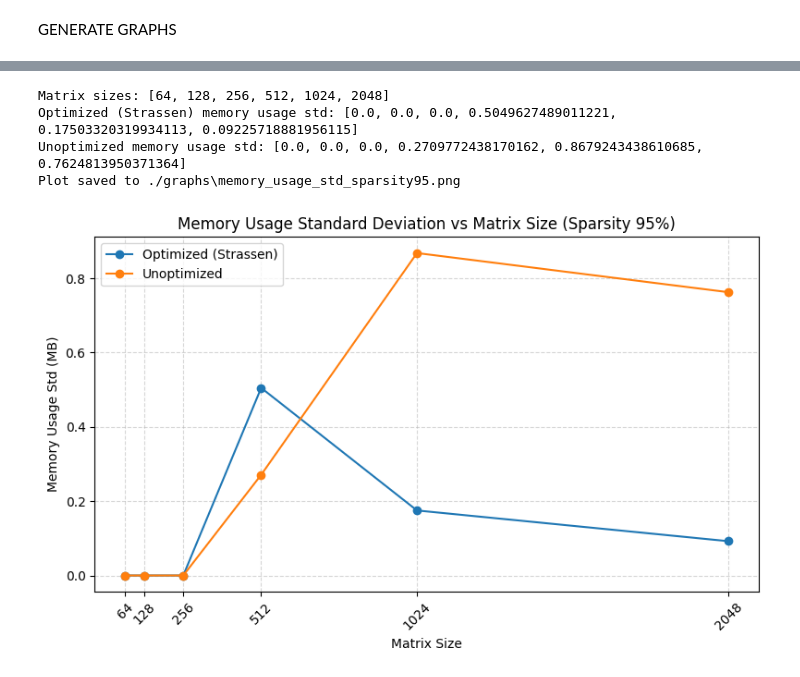
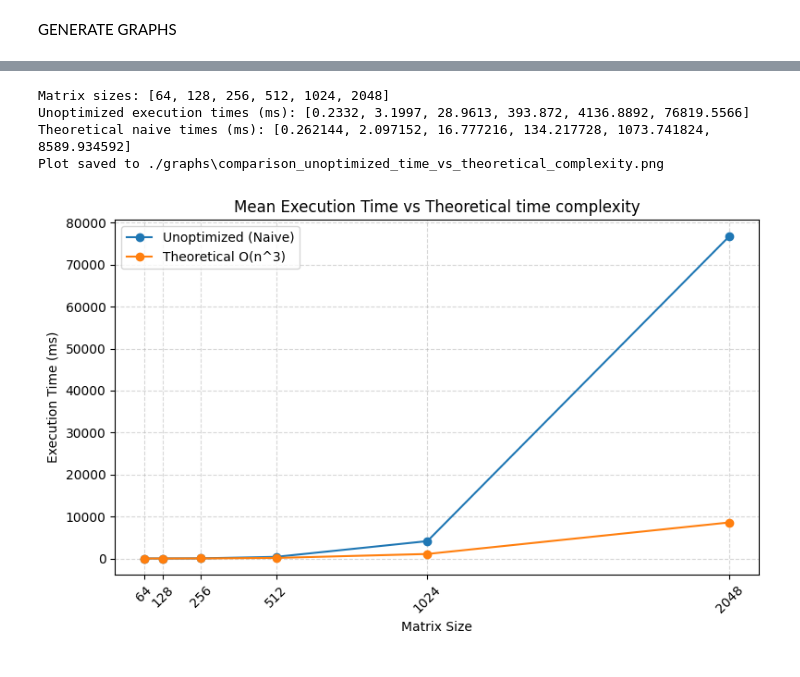
Before and after one commit to KaarloCaballero/Big_data-Task_2, a Jupyter notebook: process_data.ipynb, the cells around one changed output, grey strips where cells are left out. Cells and saved outputs as stored; diff of their text form; code cells hidden in the pictures.

Commit message:
All graphs generated

```diff
--- a/process_data.ipynb
+++ b/process_data.ipynb
@@ -640,35 +676,39 @@ Plot saved to ./graphs\execution_time_sparsity95_median.png
 # %%
-# Filter for sparsity 95
-df_sparsity95 = agg_df[agg_df['sparse_level_percent'] == 95]
+# Filter for sparsity 0
+df_sparsity0 = agg_df[agg_df['sparse_level_percent'] == 0]
 
-# Sort by matrix size to ensure correct order
-df_sparsity95 = df_sparsity95.sort_values('matrix_size')
+# Sort by matrix size
+df_sparsity0 = df_sparsity0.sort_values('matrix_size')
 
-# Extract x-axis (matrix sizes)
-sizes = df_sparsity95['matrix_size'].unique().tolist()
+# Extract matrix sizes
+sizes = df_sparsity0['matrix_size'].unique().tolist()
 
-# Extract memory usage standard deviation
-optimized_memory_std = df_sparsity95[df_sparsity95['implementation'] == 'optimized-strassen']['memory_usage_mb_std'].tolist()
-unoptimized_memory_std = df_sparsity95[df_sparsity95['implementation'] == 'unoptimized']['memory_usage_mb_std'].tolist()
+# Extract unoptimized execution times
+unoptimized_times = df_sparsity0[df_sparsity0['implementation'] == 'unoptimized']['execution_time_ms_mean'].tolist()
+
+# Compute theoretical naive time complexity: O(n^3)
+# Scale factor chosen to roughly match observed unoptimized execution times
+scale_factor = 1e-6
+theoretical_naive_times = [scale_factor * (n ** 3) for n in sizes]
 
 # Print results
 print("Matrix sizes:", sizes)
-print("Optimized (Strassen) memory usage std:", optimized_memory_std)
-print("Unoptimized memory usage std:", unoptimized_memory_std)
+print("Unoptimized execution times (ms):", unoptimized_times)
+print("Theoretical naive times (ms):", theoretical_naive_times)
 
-# Plot the results
+# Plot the execution times
 plot_lines(
     x=sizes,
-    y=[optimized_memory_std, unoptimized_memory_std],
-    labels=['Optimized (Strassen)', 'Unoptimized'],
-    title='Memory Usage Standard Deviation vs Matrix Size (Sparsity 95%)',
+    y=[unoptimized_times, theoretical_naive_times],
+    labels=['Unoptimized (Naive)', 'Theoretical O(n^3)'],
+    title='Mean Execution Time vs Theoretical time complexity',
     xlabel='Matrix Size',
-    ylabel='Memory Usage Std (MB)',
-    file_name='memory_usage_std_sparsity95.png',
+    ylabel='Execution Time (ms)',
+    file_name='comparison_unoptimized_time_vs_theoretical_complexity.png',
 )
 # %% [output]
 Matrix sizes: [64, 128, 256, 512, 1024, 2048]
-Optimized (Strassen) memory usage std: [0.0, 0.0, 0.0, 0.5049627489011221, 0.17503320319934113, 0.09225718881956115]
-Unoptimized memory usage std: [0.0, 0.0, 0.0, 0.2709772438170162, 0.8679243438610685, 0.7624813950371364]
-Plot saved to ./graphs\memory_usage_std_sparsity95.png
+Unoptimized execution times (ms): [0.2332, 3.1997, 28.9613, 393.872, 4136.8892, 76819.5566]
+Theoretical naive times (ms): [0.262144, 2.097152, 16.777216, 134.217728, 1073.741824, 8589.934592]
+Plot saved to ./graphs\comparison_unoptimized_time_vs_theoretical_complexity.png
-[figure, old version]
+[figure, new version]
```
Also changed, not shown: parts of 48 cells of this notebook, 47 other files.
